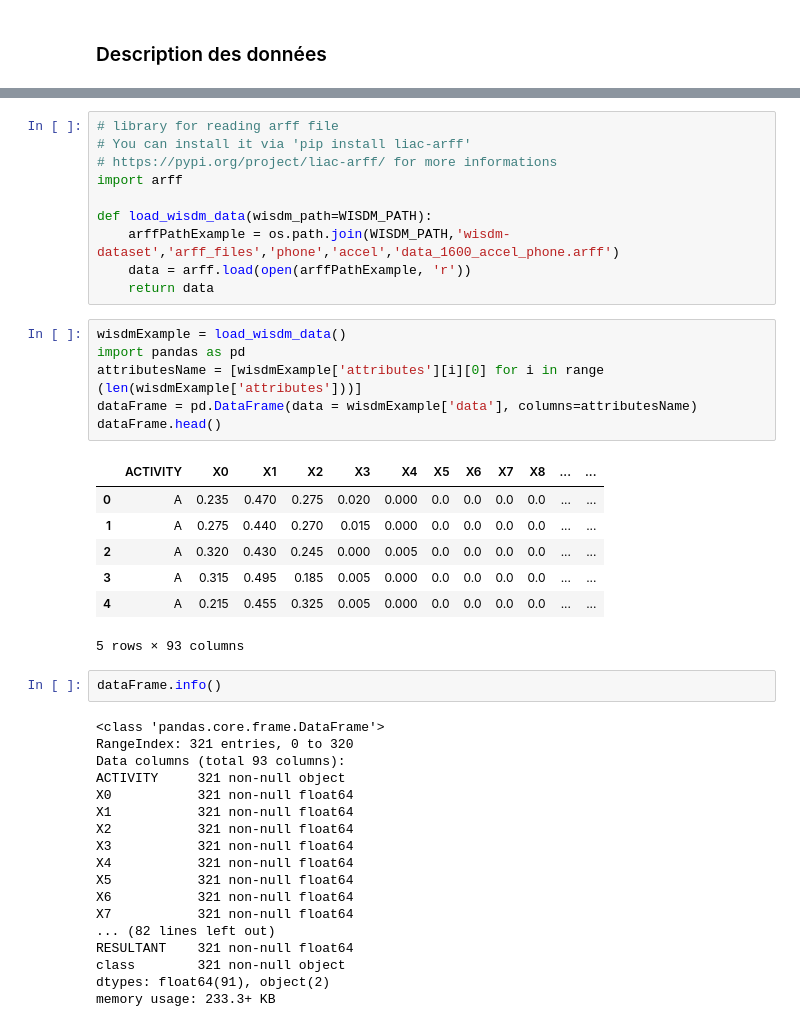
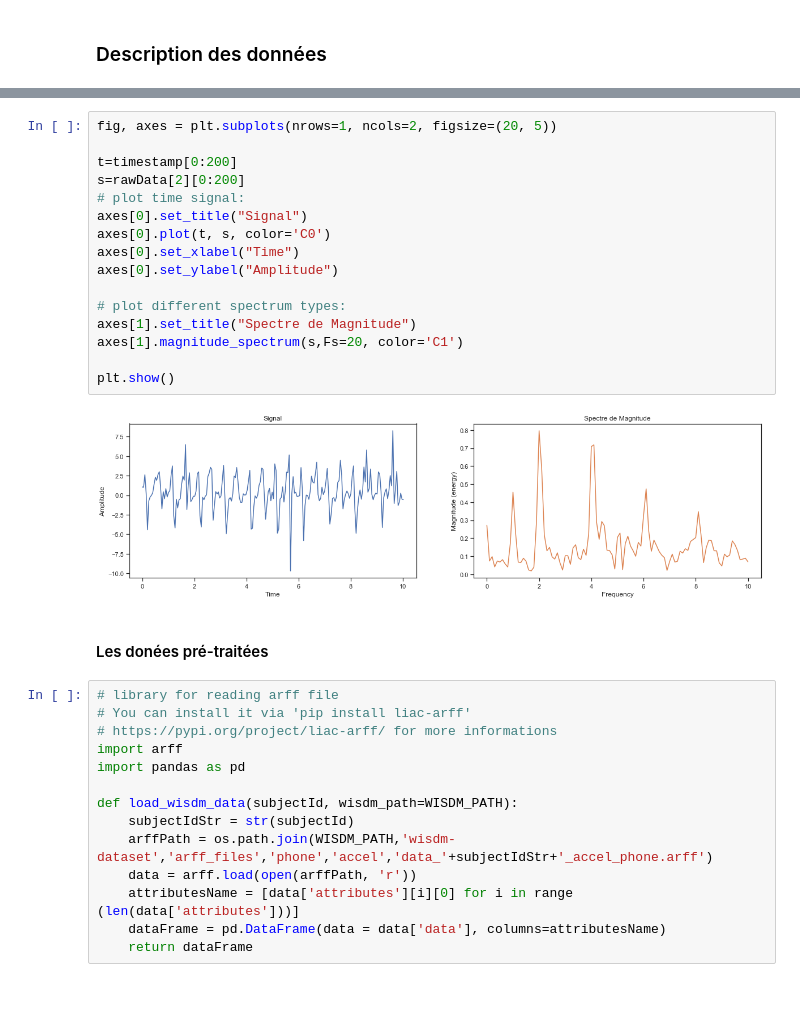
Before and after one commit to BaptisteSaintArnoult/human-activity-recognition, a Jupyter notebook: machin-learning-using-CRIPS-DM-process.ipynb, the cells around one changed output, grey strips where cells are left out. Drawn from its saved outputs; the diff is of its cells as text; blank space fills up the shorter version.

```diff
--- a/machin-learning-using-CRIPS-DM-process.ipynb
+++ b/machin-learning-using-CRIPS-DM-process.ipynb
@@ -74,44 +117,34 @@ Un praitraitement des données à déja était fait dans le jeu de données. Il
+# %%
+fig, axes = plt.subplots(nrows=1, ncols=2, figsize=(20, 5))
+
+t=timestamp[0:200]
+s=rawData[2][0:200]
+# plot time signal:
+axes[0].set_title("Signal")
+axes[0].plot(t, s, color='C0')
+axes[0].set_xlabel("Time")
+axes[0].set_ylabel("Amplitude")
+
+# plot different spectrum types:
+axes[1].set_title("Spectre de Magnitude")
+axes[1].magnitude_spectrum(s,Fs=20, color='C1')
+
+plt.show()
+# %% [output]
+[figure, added]
+# %% [markdown]
+#### Les donées pré-traitées
 # %%
 # library for reading arff file
 # You can install it via 'pip install liac-arff'
 # https://pypi.org/project/liac-arff/ for more informations
 import arff
+import pandas as pd
 
-def load_wisdm_data(wisdm_path=WISDM_PATH):
-    arffPathExample = os.path.join(WISDM_PATH,'wisdm-dataset','arff_files','phone','accel','data_1600_accel_phone.arff')
-    data = arff.load(open(arffPathExample, 'r'))
-    return data
+def load_wisdm_data(subjectId, wisdm_path=WISDM_PATH):
+    subjectIdStr = str(subjectId)
+    arffPath = os.path.join(WISDM_PATH,'wisdm-dataset','arff_files','phone','accel','data_'+subjectIdStr+'_accel_phone.arff')
+    data = arff.load(open(arffPath, 'r'))
+    attributesName = [data['attributes'][i][0] for i in range (len(data['attributes']))]
+    dataFrame = pd.DataFrame(data = data['data'], columns=attributesName)
+    return dataFrame
-# %%
-wisdmExample = load_wisdm_data()
-import pandas as pd
-attributesName = [wisdmExample['attributes'][i][0] for i in range (len(wisdmExample['attributes']))]
-dataFrame = pd.DataFrame(data = wisdmExample['data'], columns=attributesName)
-dataFrame.head()
-# %% [output]
-|  | ACTIVITY | X0 | X1 | X2 | X3 | X4 | X5 | X6 | X7 | X8 | ... | ... |
-| 0 | A | 0.235 | 0.470 | 0.275 | 0.020 | 0.000 | 0.0 | 0.0 | 0.0 | 0.0 | ... | ... |
-| 1 | A | 0.275 | 0.440 | 0.270 | 0.015 | 0.000 | 0.0 | 0.0 | 0.0 | 0.0 | ... | ... |
-| 2 | A | 0.320 | 0.430 | 0.245 | 0.000 | 0.005 | 0.0 | 0.0 | 0.0 | 0.0 | ... | ... |
-| 3 | A | 0.315 | 0.495 | 0.185 | 0.005 | 0.000 | 0.0 | 0.0 | 0.0 | 0.0 | ... | ... |
-| 4 | A | 0.215 | 0.455 | 0.325 | 0.005 | 0.000 | 0.0 | 0.0 | 0.0 | 0.0 | ... | ... |
-5 rows × 93 columns
-# %%
-dataFrame.info()
-# %% [output]
-<class 'pandas.core.frame.DataFrame'>
-RangeIndex: 321 entries, 0 to 320
-Data columns (total 93 columns):
-ACTIVITY     321 non-null object
-X0           321 non-null float64
-X1           321 non-null float64
-X2           321 non-null float64
-X3           321 non-null float64
-X4           321 non-null float64
-X5           321 non-null float64
-X6           321 non-null float64
-X7           321 non-null float64
-... (82 lines left out)
-RESULTANT    321 non-null float64
-class        321 non-null object
-dtypes: float64(91), object(2)
-memory usage: 233.3+ KB
```
Also changed, not shown: parts of 13 cells of this notebook.
